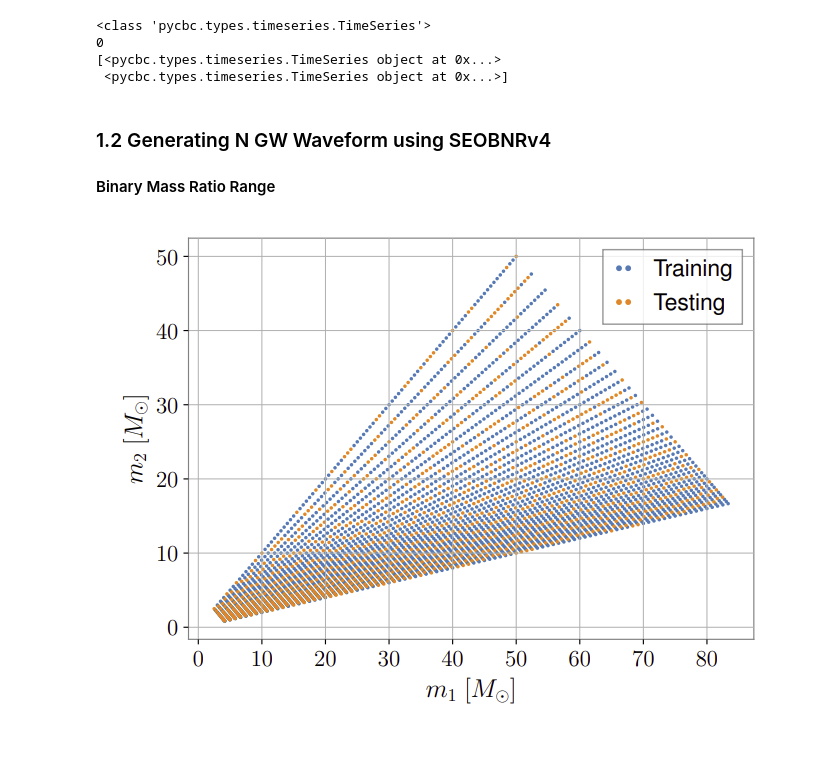
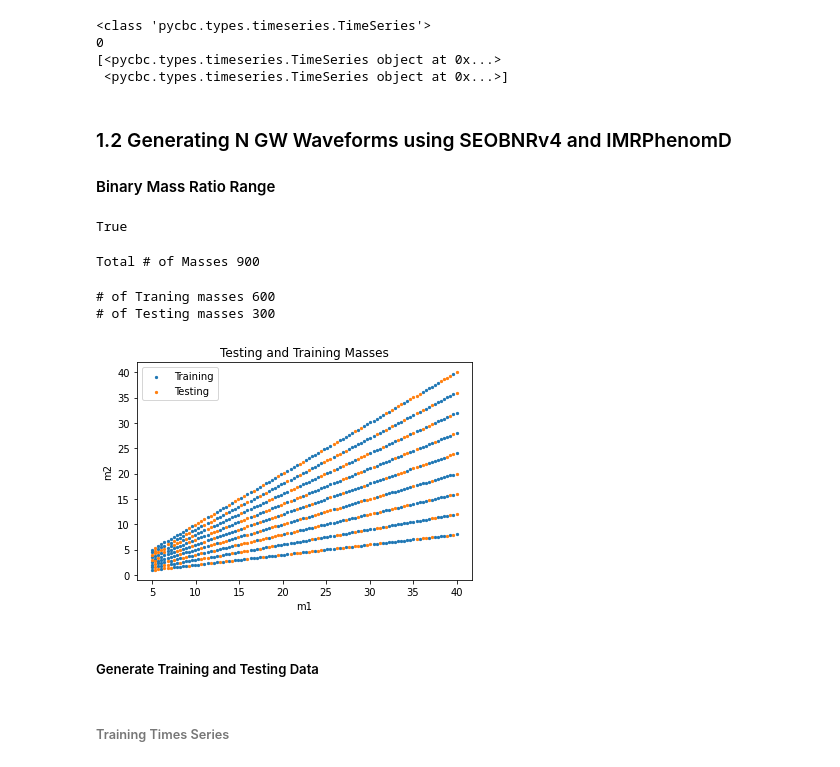
Before and after one commit to xli2522/GW-SignalGen, a Jupyter notebook: GW_gen.ipynb, the cells around one changed output. Saved outputs shown, nothing was run; the diff lists cells and outputs as text; code cells hidden in the pictures.

Commit message:
Training and Testing Time Series

```diff
--- a/GW_gen.ipynb
+++ b/GW_gen.ipynb
@@ -75,6 +80,5 @@ print(testing_container)
 [<pycbc.types.timeseries.TimeSeries object at 0x...>
  <pycbc.types.timeseries.TimeSeries object at 0x...>]
 # %% [markdown]
-### 1.2 Generating N GW Waveform using SEOBNRv4
+### 1.2 Generating N GW Waveforms using SEOBNRv4 and IMRPhenomD
 #### Binary Mass Ratio Range
-![mass_ratio.png](embedded-picture-1)
@@ -82,0 +85,67 @@ print(testing_container)
+# %%
+#Unison Shuffle if not using sklearn
+def unisonShuffle(a, b):
+    rng_state = np.random.get_state()
+    permu_a = np.random.shuffle(a)
+    np.random.set_state(rng_state)
+    permu_b = np.random.shuffle(b)
+
+    return permu_a, permu_b
+
+#testing
+#1. unisonShuffle
+a, b = unisonShuffle(np.arange(10), np.arange(10))
+print(a==b)
+# %% [output]
+True
+# %%
+# Generate a set of N parameter inputs
+# Upper limit: Y = X
+# Lower limit: Y = .2*X
+# k parameter interval 0.1
+# X range= [5, 40]
+# Interval: ...
+
+for i in range(9):
+  m1 = np.linspace(5, 40, 100)
+  m2 = (0.2+0.1*i)*m1
+  if i == 0:
+      sum_m1 = m1
+      sum_m2 = m2
+  else:
+      sum_m1 = np.asarray(np.concatenate((sum_m1, m1), axis=0))
+      sum_m2 = np.asarray(np.concatenate((sum_m2, m2), axis=0))
+
+np.random.seed(5625)
+unisonShuffle(sum_m1, sum_m2)
+
+#total pairs of masses
+N = len(sum_m1)
+print('Total # of Masses ' + str(N))
+# %% [output]
+Total # of Masses 900
+# %%
+#Generate training and testing sets
+training_m1 = sum_m1[int(N/3):]
+training_m2 = sum_m2[int(N/3):]
+testing_m1 = sum_m1[:int(N/3)]
+testing_m2 = sum_m2[:int(N/3)]
+print('# of Traning masses ' + str(len(training_m1)))
+print('# of Testing masses ' + str(len(testing_m1)))
+# %% [output]
+# of Traning masses 600
+# of Testing masses 300
+# %%
+#Plot Training and Testing Masses
+plt.figure()
+plt.scatter(training_m1, training_m2, c=b,s=5)
+plt.scatter(testing_m1, testing_m2,s=5)
+plt.xlabel('m1')
+plt.ylabel('m2')
+plt.legend(['Training', 'Testing'])
+plt.title('Testing and Training Masses')
+plt.show()
+# %% [output]
+[figure, added]
+# %% [markdown]
+##### Generate Training and Testing Data
@@ -82,0 +156,2 @@ print(testing_container)
+# %% [markdown]
+###### Training Times Series
```
Also changed, not shown: parts of 14 cells of this notebook.
